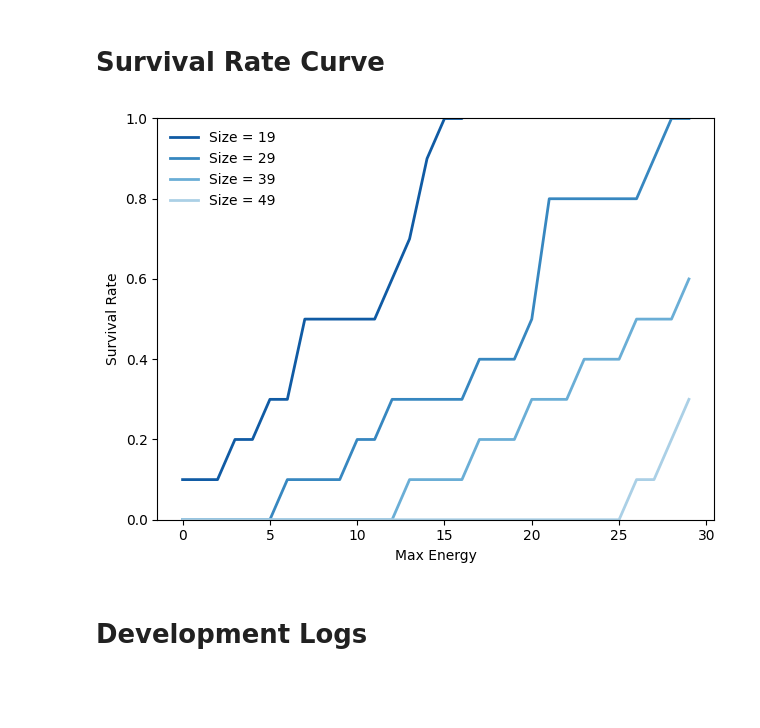
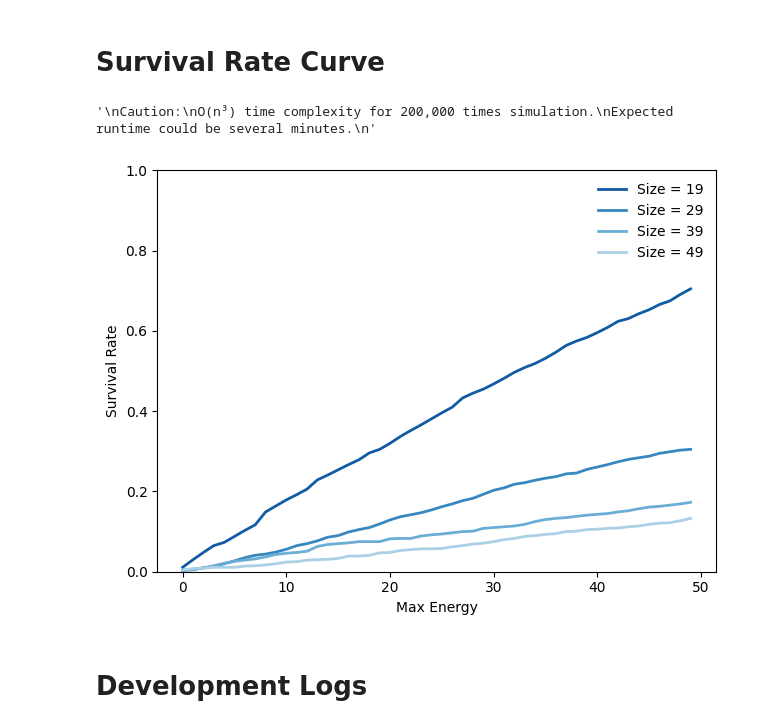
Before and after one commit to MengSunDom/CITS4403, a Jupyter notebook: CITS4403_29.ipynb, the cells around one changed output. Drawn from its saved outputs; the diff is of its cells as text; code cells hidden in the pictures; blank space fills up the shorter version.

```diff
--- a/CITS4403_29.ipynb
+++ b/CITS4403_29.ipynb
@@ -388,27 +392,35 @@ demo.animate(frames=80)                                                # show fo
 # %%
 from utils import set_palette, decorate
 set_palette('Blues', 5, reverse=True)
 
 for p in [19,29,39,49]:
     segs = []
-    for energy in range(30):
+    for energy in range(50):
         is_find = 0
-        for seeds in range(50):
+        num_simu = 1000
+        for seeds in range(num_simu):
             demo = SlimeMoldForaging(height=p, width=p, max_energy=energy, seed=seeds)
             demo.action = "carve_pathway"
             demo.step()
             demo.place_item("mold")
             demo.place_item("oat")
             demo.action = "forage"
             demo.step()
             is_find += demo.find_oat()
-        p_find = is_find / 10
+        p_find = is_find / num_simu
         segs.append(p_find)
     plt.plot(segs, label='Size = %d' % p)
 
 decorate(xlabel='Max Energy', ylabel='Survival Rate', loc='best', ylim=[0, 1])
+
+"""
+Caution:
+O(n³) time complexity for 200,000 times simulation.
+Expected runtime could be several minutes.
+"""
 # %% [output]
+'\nCaution:\nO(n³) time complexity for 200,000 times simulation.\nExpected runtime could be several minutes.\n'
-[figure, old version]
+[figure, new version]
 # %% [markdown]
 # Development Logs
 # %% [markdown]
```
Also changed, not shown: parts of 2 cells of this notebook.
